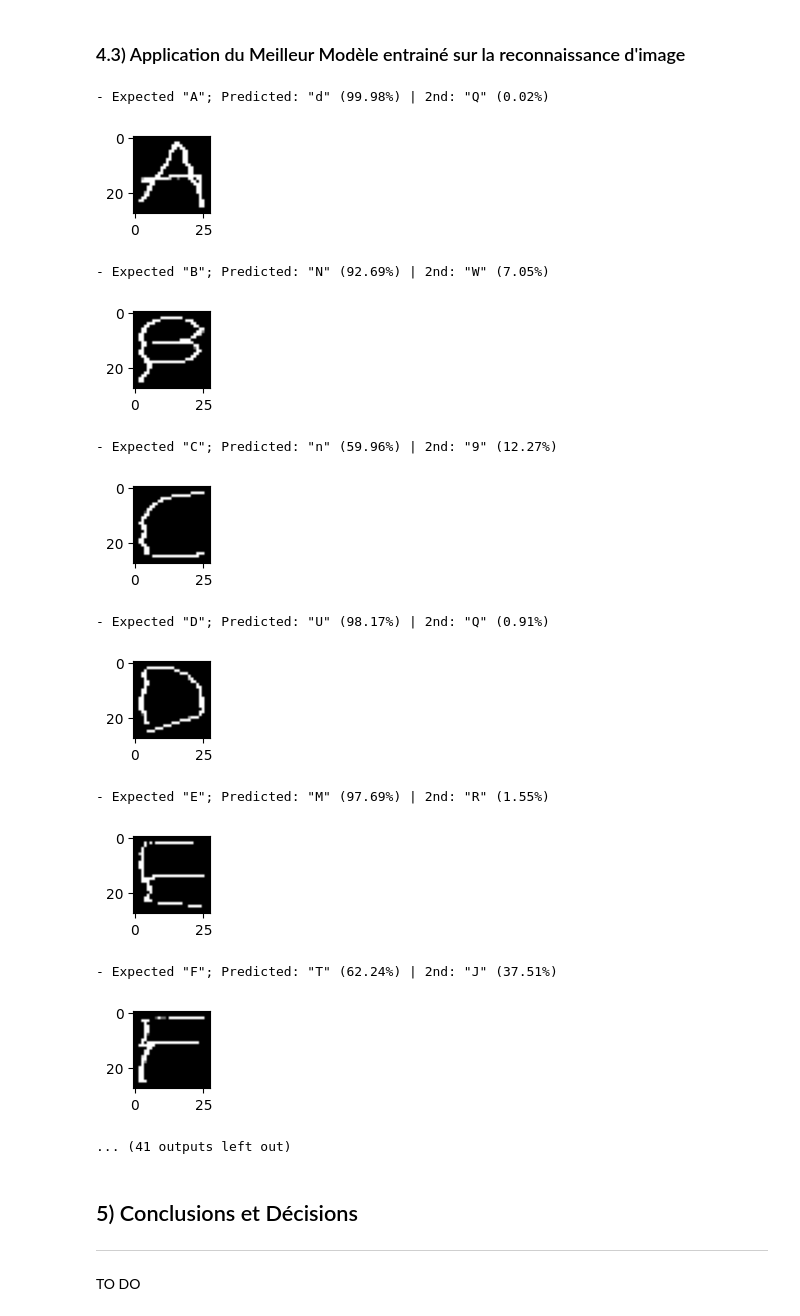
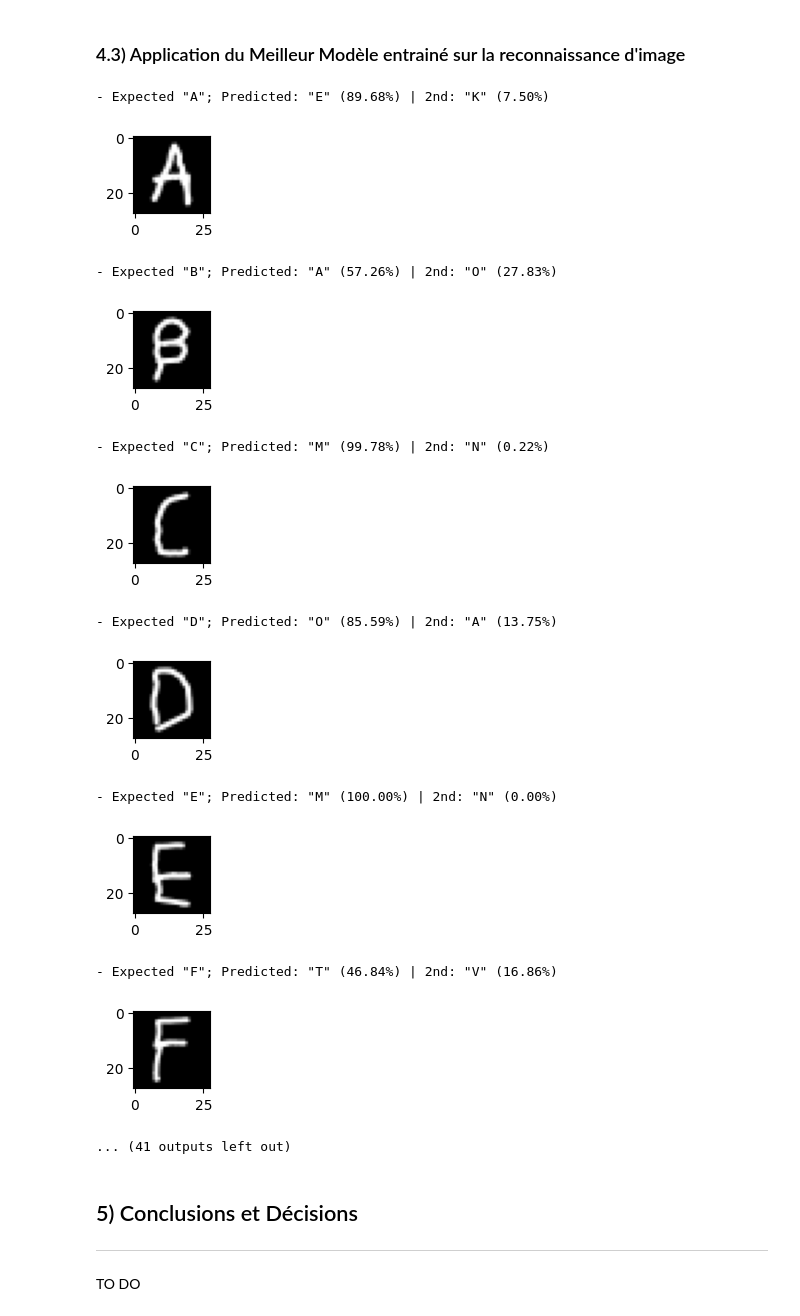
Before and after one commit to axelru26/Projet_Machine_Learning_Air_Drawing, a Jupyter notebook: Air_Drawing.ipynb, the cells around one changed output. Saved outputs shown, nothing was run; the diff lists cells and outputs as text; code cells hidden in the pictures.

Commit message:
New save model CNN1 + Modify image traitement

```diff
--- a/Air_Drawing.ipynb
+++ b/Air_Drawing.ipynb
@@ -914,6 +926,7 @@ image_dir = process_image("./Result/Hand_Detected_Images/C.png", save_step=True)
 # === Création de la figure ===
 fig, axes = plt.subplots(1, 7, figsize=(50, 10))
 axes = axes.flatten()
+i = 0
 
 for i, ax in enumerate(axes):
     img = image_dir[i]
@@ -962,38 +975,43 @@ plt.show()
 # %%
 correct = []
 
-model_for_predict = load_model("./Result/Models/model_cnn1.keras")
+model_for_predict = load_model("./Result/Models/model_cnn1_letters.keras")
+
+label_mapping = np.genfromtxt('./Datasets/emnist_datasets/emnist-letters-mapping.txt', delimiter=' ')
+label_trans = {}
+for label_m in label_mapping:
+    label_trans[label_m[0]] = chr(int(label_m[1]))
 
 for true_label, img in data_samples:
     x = img.reshape(1, 28, 28, 1) / 255.0
     res = model_for_predict.predict(x, verbose=0).reshape(-1)
     res_ind = np.flip(np.argsort(res))
 
     pred_char_1 = label_trans[res_ind[0]]
     pred_char_2 = label_trans[res_ind[1]]
 
     if true_label == pred_char_1:
         correct.append(label)
 
     print(f'- Expected "{true_label}"; Predicted: "{pred_char_1}" ({res[res_ind[0]]*100:.2f}%) | 2nd: "{pred_char_2}" ({res[res_ind[1]]*100:.2f}%)')
     plt.figure(figsize=(1,1))
     plt.imshow(img, cmap='gray')
     plt.show()
 
 print(f'\nAccuracy: {len(correct)}/{len(data_samples)} ({100 * len(correct)/len(data_samples):.2f}%)')
 # %% [output]
-- Expected "A"; Predicted: "d" (99.98%) | 2nd: "Q" (0.02%)
+- Expected "A"; Predicted: "E" (89.68%) | 2nd: "K" (7.50%)
-[figure, old version]
+[figure, new version]
-- Expected "B"; Predicted: "N" (92.69%) | 2nd: "W" (7.05%)
+- Expected "B"; Predicted: "A" (57.26%) | 2nd: "O" (27.83%)
-[figure, old version]
+[figure, new version]
-- Expected "C"; Predicted: "n" (59.96%) | 2nd: "9" (12.27%)
+- Expected "C"; Predicted: "M" (99.78%) | 2nd: "N" (0.22%)
-[figure, old version]
+[figure, new version]
-- Expected "D"; Predicted: "U" (98.17%) | 2nd: "Q" (0.91%)
+- Expected "D"; Predicted: "O" (85.59%) | 2nd: "A" (13.75%)
-[figure, old version]
+[figure, new version]
-- Expected "E"; Predicted: "M" (97.69%) | 2nd: "R" (1.55%)
+- Expected "E"; Predicted: "M" (100.00%) | 2nd: "N" (0.00%)
-[figure, old version]
+[figure, new version]
-- Expected "F"; Predicted: "T" (62.24%) | 2nd: "J" (37.51%)
+- Expected "F"; Predicted: "T" (46.84%) | 2nd: "V" (16.86%)
-[figure, old version]
+[figure, new version]
 ... (41 outputs left out)
 # %% [markdown]
 ## 5) Conclusions et Décisions
```
Also changed, not shown: parts of 11 cells of this notebook, 2 other files.
